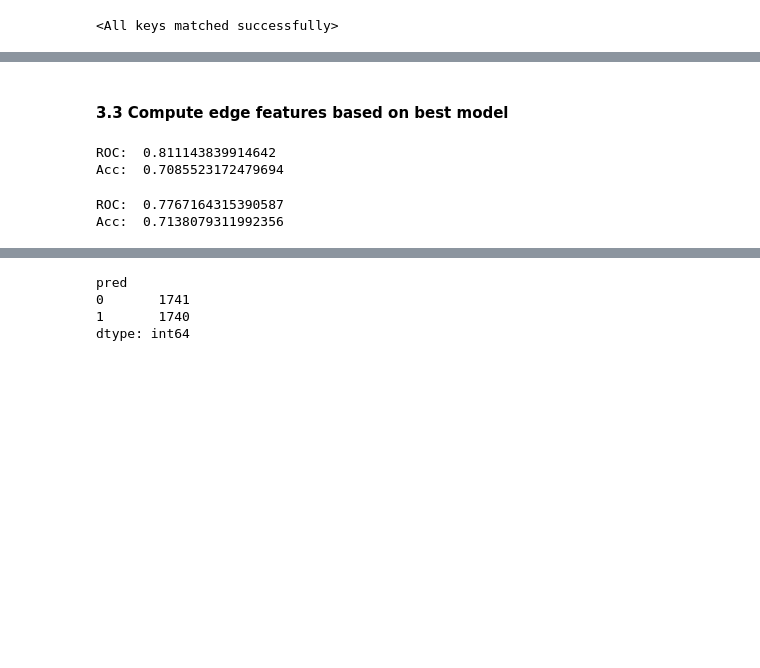
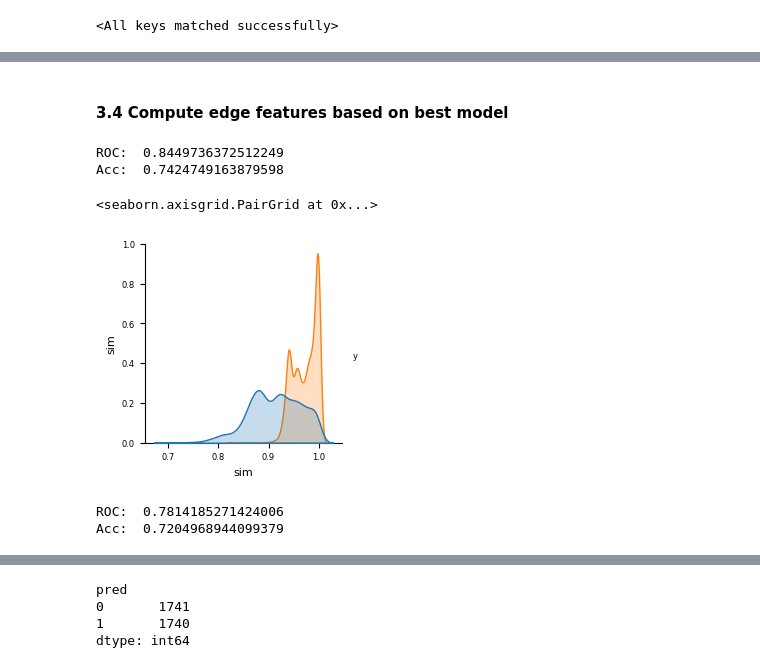
Before and after one commit to lassefschmidt/Network-Science_Challenge, a Jupyter notebook: 1_Node Embedding_VGNAE.ipynb, the cells around one changed output, grey strips where cells are left out. Saved outputs shown, nothing was run; the diff lists cells and outputs as text; code cells hidden in the pictures; blank space fills up the shorter version.

```diff
--- a/1_Node Embedding_VGNAE.ipynb
+++ b/1_Node Embedding_VGNAE.ipynb
@@ -183,8 +237,8 @@ tmp.corr()
 # %% [markdown]
-#### 3.3 Compute edge features based on best model
+#### 3.4 Compute edge features based on best model
 # %%
 # predict train
-y_train_hat = pd.DataFrame(autoenc.get_similarity(model, data, data.train_edges))
+y_train_hat = pd.DataFrame(autoenc.get_similarity(model, data.x, data.train_pos_edges, data.train_edges))
 y_train_hat = (y_train_hat
     .rename(columns = {0: "sim"})
     .assign(y = trainval_tf.loc[trainval_tf.train_mask == True].y.values)
@@ -193,11 +247,16 @@ y_train_hat = (y_train_hat
 print("ROC: ", roc_auc_score(y_train_hat.y, y_train_hat.sim))
 print("Acc: ", accuracy_score(y_train_hat.y, y_train_hat.pred))
 # %% [output]
-ROC:  0.811143839914642
-Acc:  0.7085523172479694
+ROC:  0.8449736372512249
+Acc:  0.7424749163879598
+# %%
+sns.pairplot(y_train_hat[["sim", "y"]], hue = "y")
+# %% [output]
+<seaborn.axisgrid.PairGrid at 0x...>
+[figure, added]
 # %%
 # predict val
-y_val_hat = pd.DataFrame(autoenc.get_similarity(model, data, data.val_edges))
+y_val_hat = pd.DataFrame(autoenc.get_similarity(model, data.x, data.train_pos_edges, data.val_edges))
 y_val_hat = (y_val_hat
     .rename(columns = {0: "sim"})
     .assign(y = trainval_tf.loc[trainval_tf.val_mask == True].y.values)
@@ -206,5 +265,5 @@ y_val_hat = (y_val_hat
 print("ROC: ", roc_auc_score(y_val_hat.y, y_val_hat.sim))
 print("Acc: ", accuracy_score(y_val_hat.y, y_val_hat.pred))
 # %% [output]
-ROC:  0.7767164315390587
-Acc:  0.7138079311992356
+ROC:  0.7814185271424006
+Acc:  0.7204968944099379
```
Also changed, not shown: parts of 18 cells of this notebook, 9 other files.
